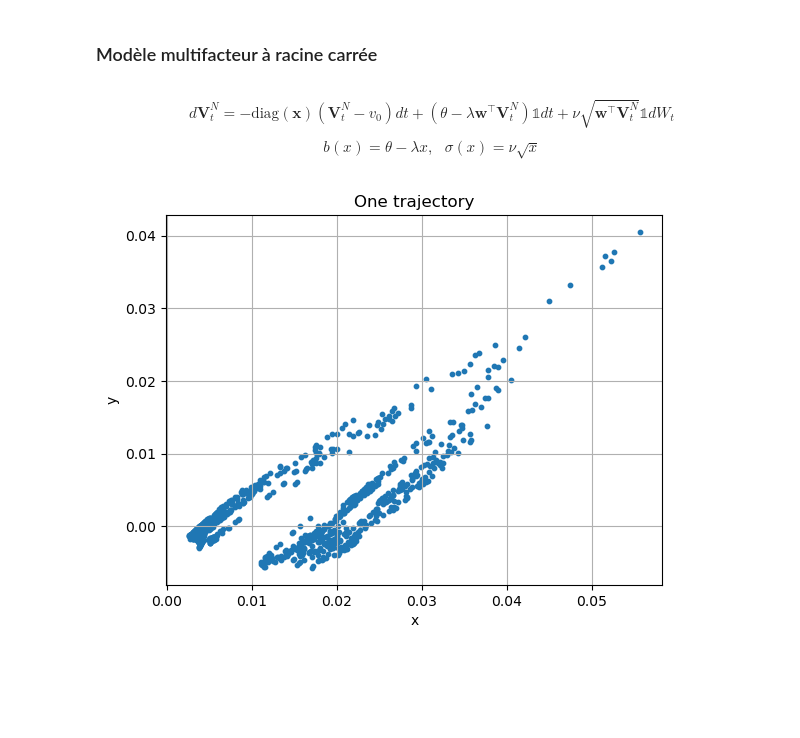
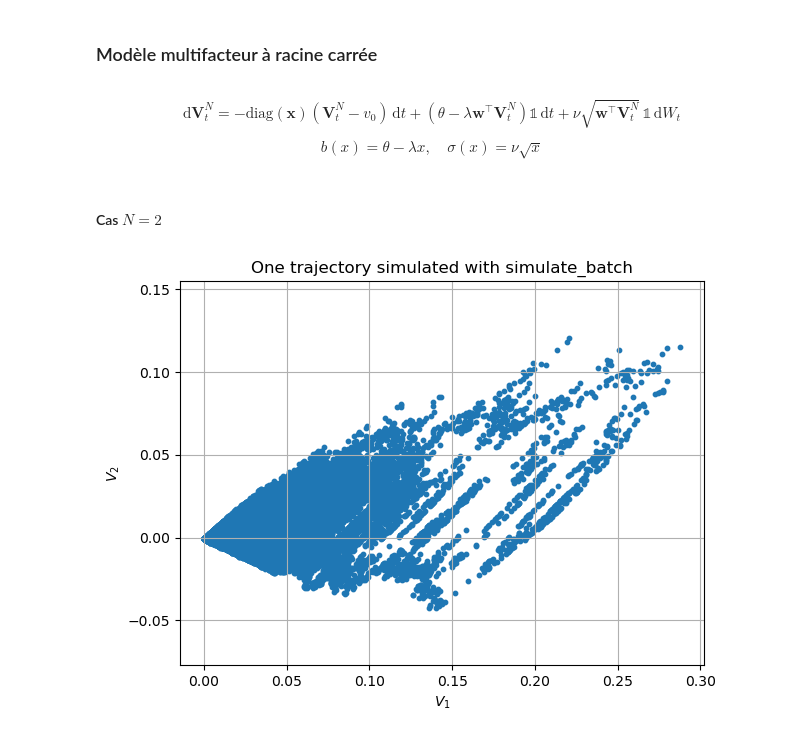
Before and after one commit to maxence2508/stage-cermics, a Jupyter notebook: state-spaces.ipynb, the cells around one changed output. Cells and saved outputs as stored; diff of their text form; code cells hidden in the pictures; blank space fills up the shorter version.

```diff
--- a/state-spaces.ipynb
+++ b/state-spaces.ipynb
@@ -25,9 +33,11 @@ def simulate(Y0, y0, b, sigma, x, w, N, n, T):
 # %% [markdown]
 ### Modèle multifacteur à racine carrée
 # %% [markdown]
-$$d \textbf{V}_t^N = - \text{diag} (\textbf{x})(\textbf{V}_t^N-v_0) dt + (\theta - \lambda \textbf{w}^{\top}\textbf{V}_t^N)\mathbb{1} dt + \nu \sqrt{\textbf{w}^{\top} \textbf{V}_t^N} \mathbb{1} dW_t$$
+$$\mathrm{d} \textbf{V}_t^N = - \mathrm{diag} (\textbf{x})(\textbf{V}_t^N - v_0) \, \mathrm{d}t + (\theta - \lambda \textbf{w}^{\top}\textbf{V}_t^N) \mathbb{1} \, \mathrm{d}t + \nu \sqrt{\textbf{w}^{\top} \textbf{V}_t^N} \, \mathbb{1} \, \mathrm{d}W_t$$
 
-$$b(x)=\theta - \lambda x, \ \ \ \sigma (x) = \nu \sqrt{x}$$
+$$b(x) = \theta - \lambda x, \quad \sigma(x) = \nu \sqrt{x}$$
+# %% [markdown]
+#### Cas $N=2$
 # %%
 N = 2
 x = np.array([1, 10])
@@ -36,9 +46,9 @@ lam = 0.3
 nu = 0.3
 V0 = 0.02
 theta = 0.02
-T = 1
+T = 100
 v0 = V0 / (2 * (w[0]/x[0] + w[1]/x[1])) * (1/x)
-n = 10**3
+n = 10**5
 V_0 = v0
 # %%
 def b(x):
@@ -47,14 +57,21 @@ def b(x):
 def sigma(x):
     return nu * np.sqrt(np.maximum(x, 0))
 # %%
-V = simulate(V_0, v0, b, sigma, x, w, N, n, T)
+# === Simulation ===
+trajectories = simulate_batch(V_0, v0, b, sigma, x, w, N, n, T, 1)
 # %%
+# Extraire la trajectoire 0 (la seule ici)
+V = trajectories[:, 0, :]  # shape: (n, 2)
+
+# Tracé des points uniquement (pas de lignes)
 plt.scatter(V[:, 0], V[:, 1], s=10)
 
-plt.xlabel("x")
-plt.ylabel("y")
-plt.title("One trajectory")
+plt.xlabel(r"$V_1$")
+plt.ylabel(r"$V_2$")
+plt.title("One trajectory simulated with simulate_batch")
 plt.grid(True)
+plt.axis("equal")
+plt.tight_layout()
 plt.show()
 # %% [output]
-[figure, old version]
+[figure, new version]
```
Also changed, not shown: parts of 8 cells of this notebook.
